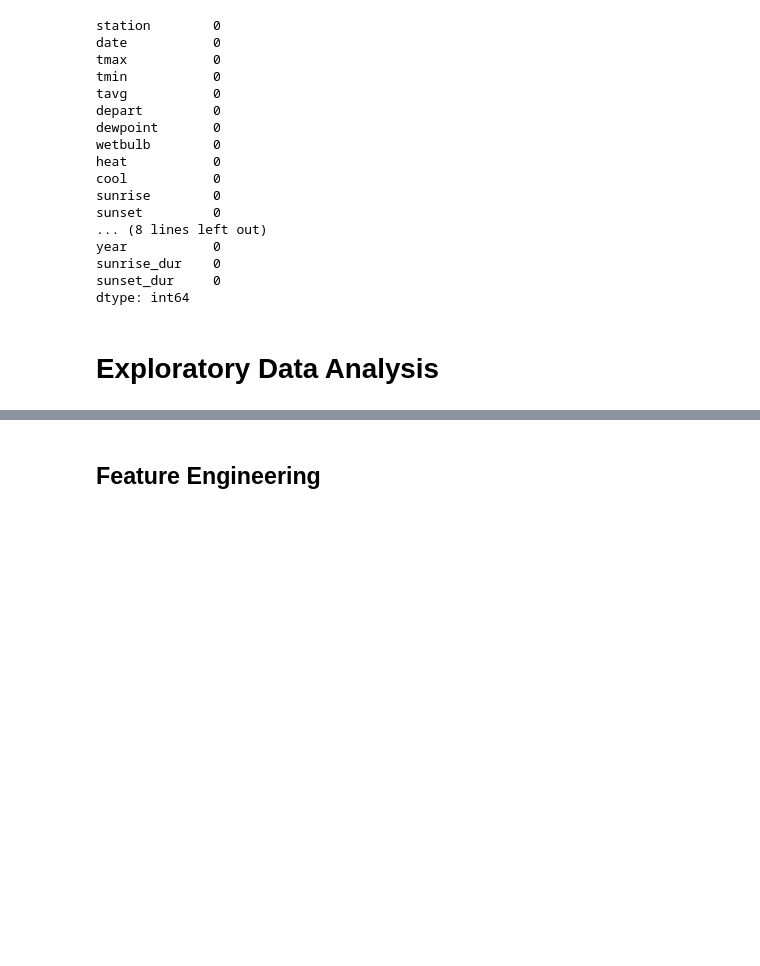
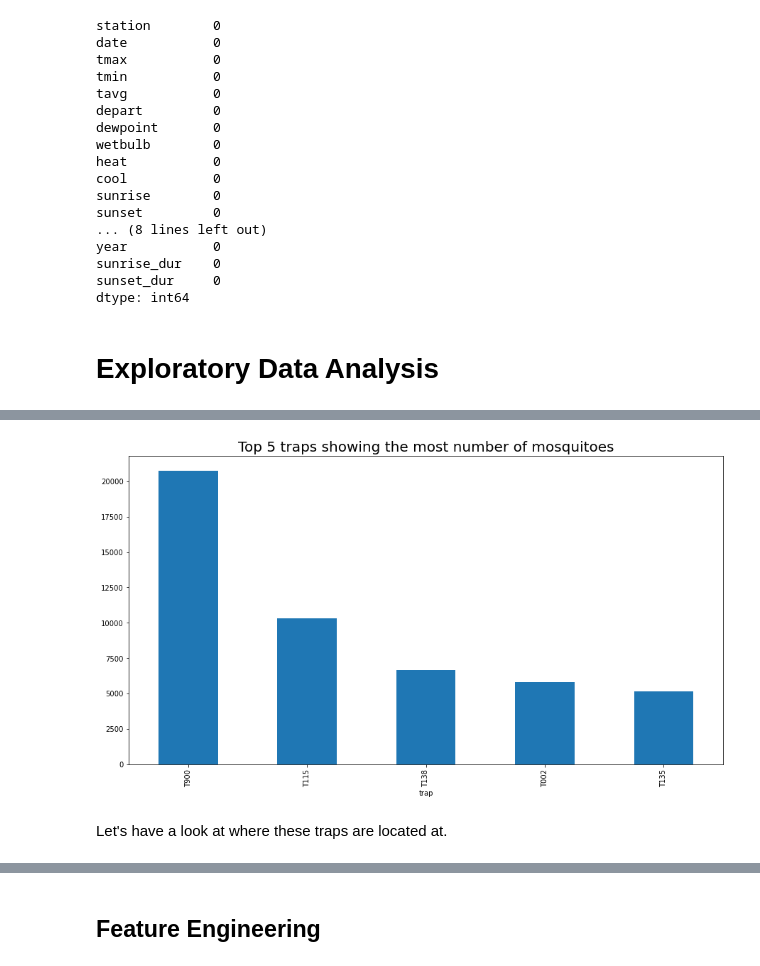
Before and after one commit to kkhalis/project_4, a Jupyter notebook: Project 4 - West Nile Virus Prediction_Casper.ipynb, the cells around one changed output, grey strips where cells are left out. Drawn from its saved outputs; the diff is of its cells as text; code cells hidden in the pictures; blank space fills up the shorter version.

```diff
--- a/Project 4 - West Nile Virus Prediction_Casper.ipynb
+++ b/Project 4 - West Nile Virus Prediction_Casper.ipynb
@@ -798,0 +848,9 @@ dtype: int64
+# %%
+plt.figure(figsize=(15,8))
+combine.groupby('trap')['nummosquitos'].sum().sort_values(ascending=False).head().plot(kind='bar')
+
+plt.title('Top 5 traps showing the most number of mosquitoes', fontsize=20);
+# %% [output]
+[figure, added]
+# %% [markdown]
+Let's have a look at where these traps are located at.
```
Also changed, not shown: parts of 40 cells of this notebook.
